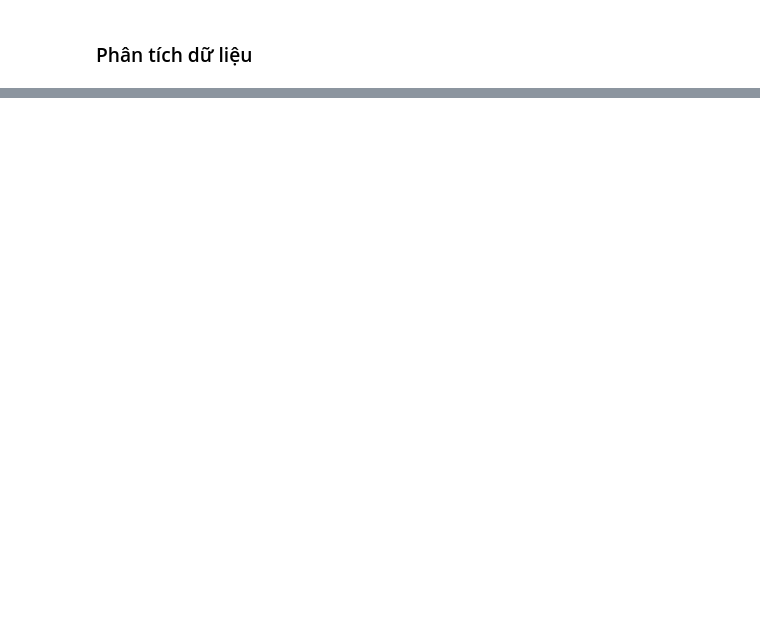
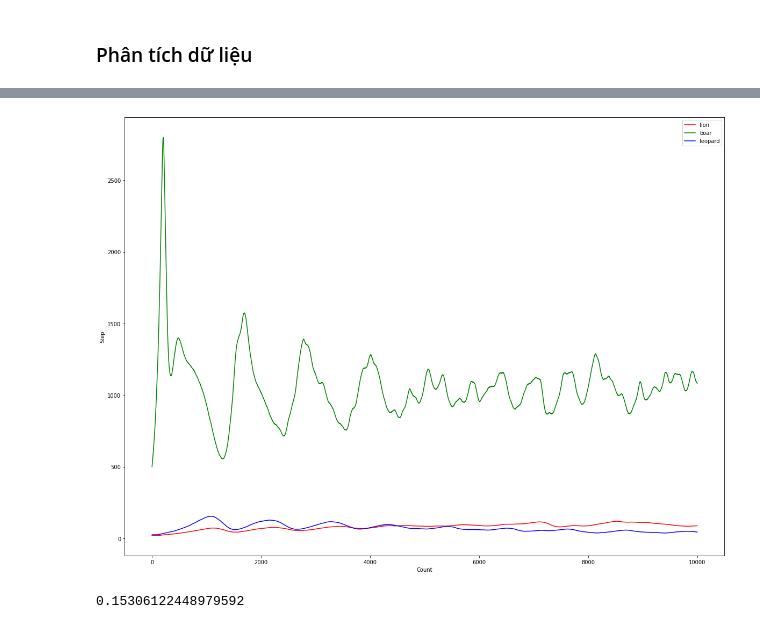
Before and after one commit to pahung1999/prey_predator_julia, a Jupyter notebook: data_analyst.ipynb, the cells around one changed output, grey strips where cells are left out. Cells and saved outputs as stored; diff of their text form; code cells hidden in the pictures; blank space fills up the shorter version.

```diff
--- a/data_analyst.ipynb
+++ b/data_analyst.ipynb
@@ -2,0 +77,5 @@
+# %%
+data_frame=pd.read_csv("./data/map_ver1/center_80/data_00313.csv")
+data_frame.keys()
+key_list = [key for key in data_frame.keys() if key!="step" ]
+key_list
@@ -2,0 +137,33 @@
+# %%
+f = plt.figure()
+f.set_figwidth(20)
+f.set_figheight(15)
+
+
+x=[i for i in range(len(data_frame["count_#6"]))]
+
+y1=sum(tiger_list)/num_data
+y2=sum(boar_list)/num_data
+y3=sum(leopard_list)/num_data
+
+# Plotting both the curves simultaneously
+plt.plot(x, y1, color='r', label='tiger')
+plt.plot(x, y2, color='g', label='boar')
+plt.plot(x, y3, color='blue', label='leopard')
+
+# Naming the x-axis, y-axis and the whole graph
+plt.xlabel("Count")
+plt.ylabel("Step")
+# plt.title("Sine and Cosine functions")
+
+# Adding legend, which helps us recognize the curve according to it's color
+plt.legend()
+
+# To load the display window
+plt.show()
+# %% [output]
+[figure, added]
+# %%
+45/147*0.5
+# %% [output]
+0.15306122448979592
```
Also changed, not shown: parts of 20 cells of this notebook, 17 other files.
